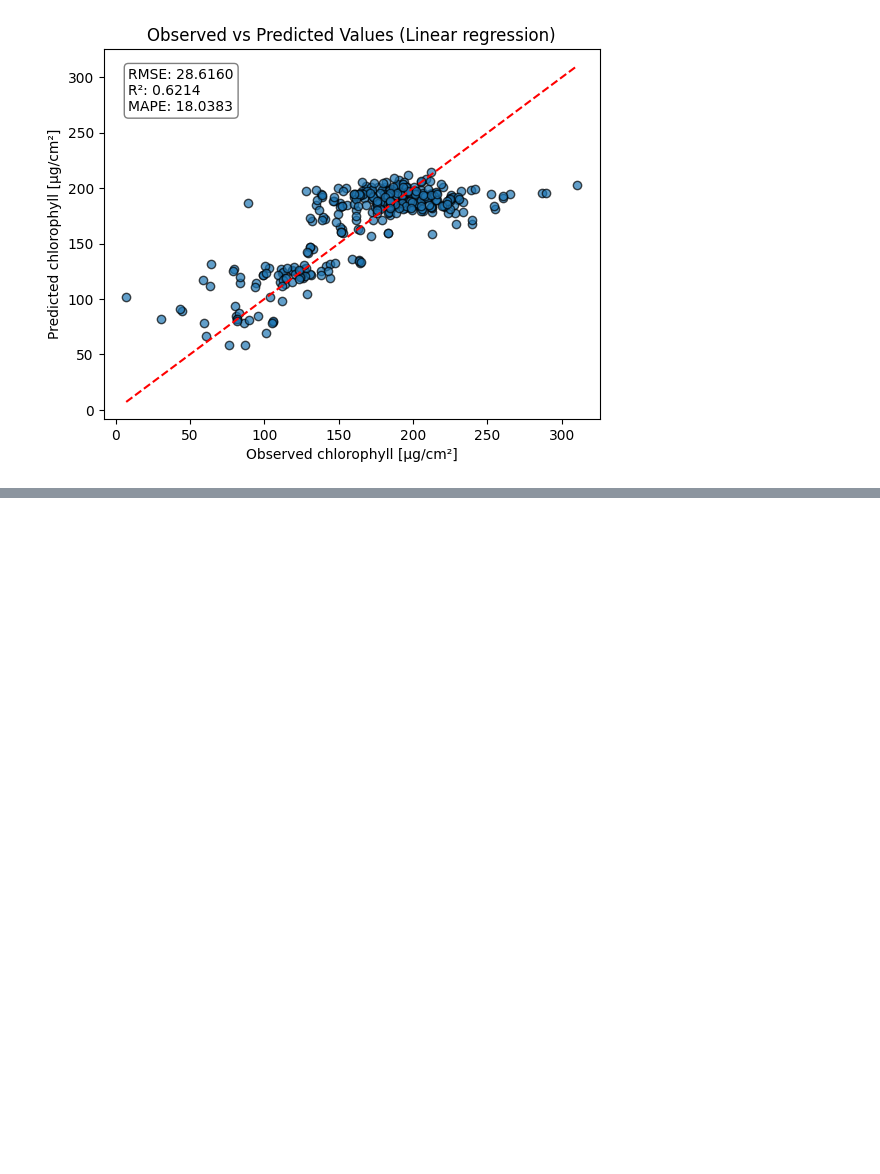
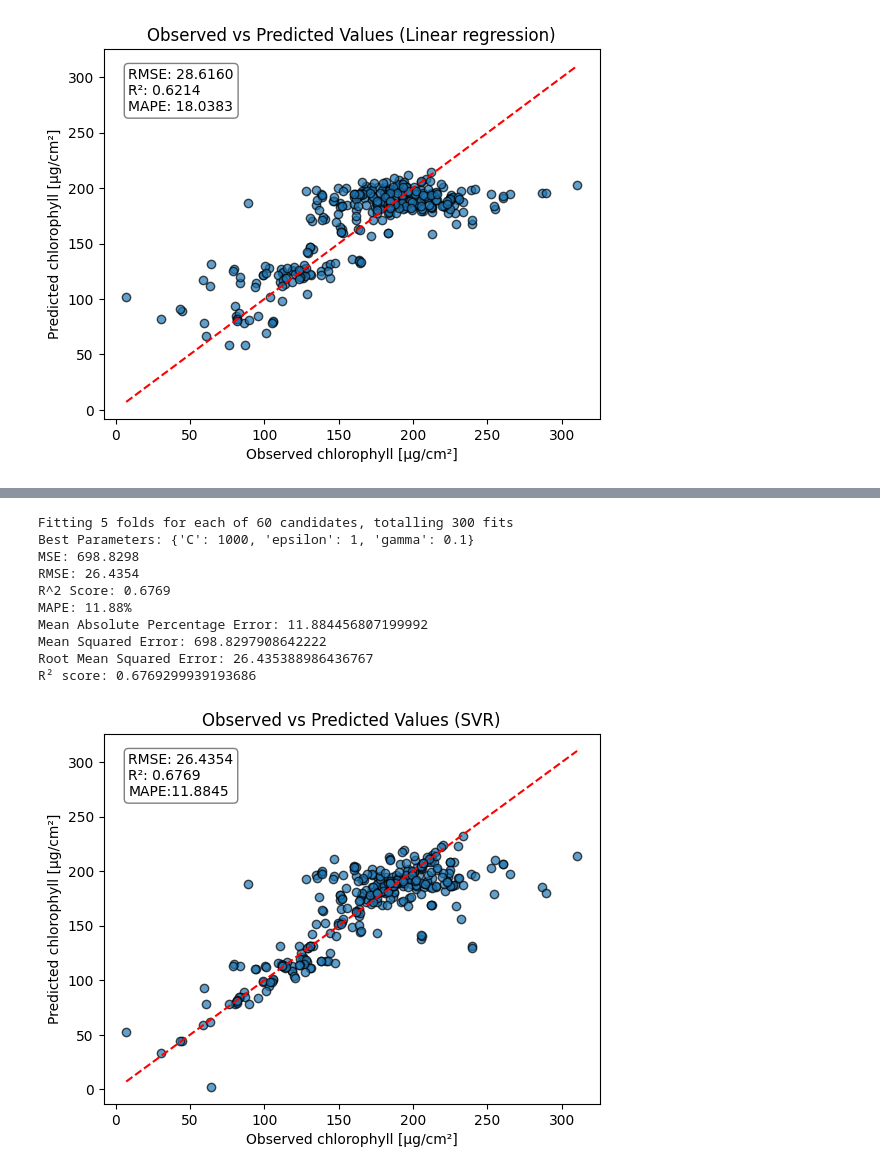
Before and after one commit to haricharnbytes/Chlorophyll_prediction, a Jupyter notebook: chlorophyll.ipynb, the cells around one changed output, grey strips where cells are left out. Drawn from its saved outputs; the diff is of its cells as text; code cells hidden in the pictures; blank space fills up the shorter version.

```diff
--- a/chlorophyll.ipynb
+++ b/chlorophyll.ipynb
@@ -170,0 +229,74 @@ plt.show()
+# %%
+from sklearn.svm import SVR
+from sklearn.model_selection import GridSearchCV
+from sklearn import metrics
+from sklearn.metrics import mean_absolute_percentage_error
+import numpy as np
+
+# Define the parameter grid to search
+param_grid = {
+    'C': [1, 10, 100, 1000],
+    'epsilon': [0.1, 1, 10],
+    'gamma': ['scale', 'auto', 0.001, 0.01, 0.1]
+}
+
+# Initialize the SVR model
+svr = SVR(kernel='rbf')
+
+# Set up GridSearchCV
+grid_search = GridSearchCV(estimator=svr, param_grid=param_grid,
+                           cv=5, scoring='neg_mean_squared_error', verbose=1, n_jobs=-1)
+
+# Fit the model to the training data
+grid_search.fit(X_train_scaled, y_train)
+
+# Get the best estimator
+best_svr = grid_search.best_estimator_
+
+# Predict on the test set
+y_pred = best_svr.predict(X_test_scaled)
+
+# Evaluate the model
+mse = metrics.mean_squared_error(y_test, y_pred)
+rmse = np.sqrt(mse)
+r2 = metrics.r2_score(y_test, y_pred)
+mape = mean_absolute_percentage_error(y_test, y_pred) * 100
+
+# Output results
+print("Best Parameters:", grid_search.best_params_)
+print(f"MSE: {mse:.4f}")
+print(f"RMSE: {rmse:.4f}")
+print(f"R^2 Score: {r2:.4f}")
+print(f"MAPE: {mape:.2f}%")
+
+print(f'Mean Absolute Percentage Error: {mape}')
+print(f'Mean Squared Error: {mse}')
+print(f'Root Mean Squared Error: {rmse}')
+print(f'R² score: {r2}')
+
+# Step 9: Plot Observed vs Predicted values
+plt.scatter(y_test, y_pred, alpha=0.7, edgecolors='k')
+plt.plot([y_test.min(), y_test.max()], [y_test.min(), y_test.max()], 'r--')
+plt.xlabel('Observed chlorophyll [µg/cm²]')
+plt.ylabel('Predicted chlorophyll [µg/cm²]')
+plt.title('Observed vs Predicted Values (SVR)')
+plt.text(0.05, 0.95, f'RMSE: {rmse:.4f}\nR²: {r2:.4f}\nMAPE:{mape:.4f}',
+         transform=plt.gca().transAxes,
+         verticalalignment='top',
+         bbox=dict(boxstyle='round', facecolor='white', alpha=0.5))
+
+#plt.savefig('SVR_indices_chloro.png')
+#plt.tight_layout()
+plt.show()
+# %% [output]
+Fitting 5 folds for each of 60 candidates, totalling 300 fits
+Best Parameters: {'C': 1000, 'epsilon': 1, 'gamma': 0.1}
+MSE: 698.8298
+RMSE: 26.4354
+R^2 Score: 0.6769
+MAPE: 11.88%
+Mean Absolute Percentage Error: 11.884456807199992
+Mean Squared Error: 698.8297908642222
+Root Mean Squared Error: 26.435388986436767
+R² score: 0.6769299939193686
+[figure, added]
```
Also changed, not shown: parts of 5 cells of this notebook.
